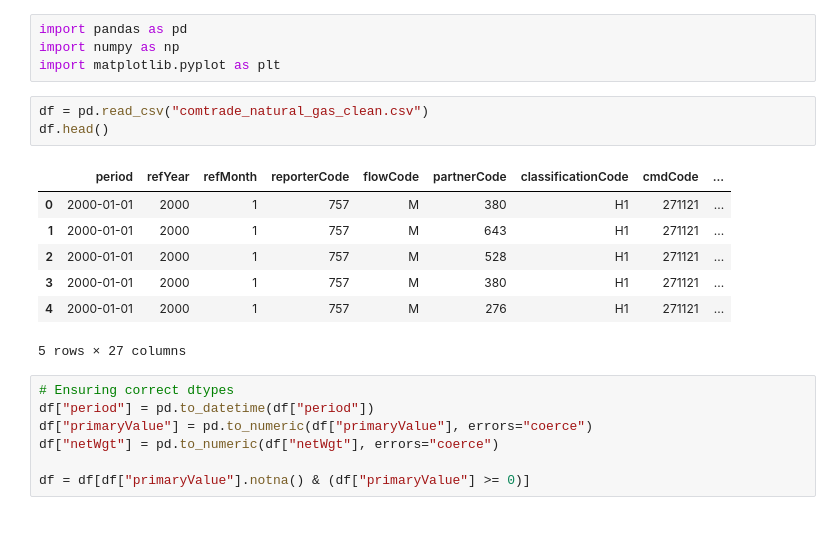
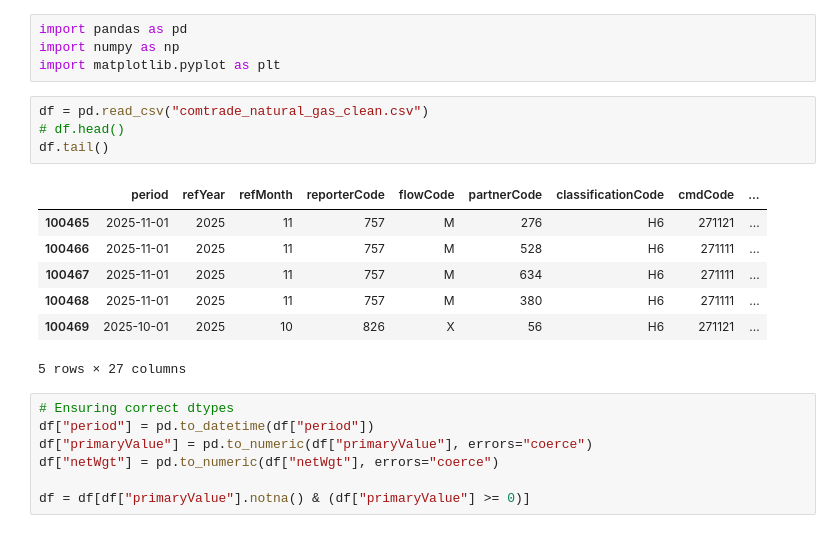
Before and after one commit to ron309/JEM_207-Data_Processing_in_Python_Projecct, a Jupyter notebook: Analysis.ipynb, the cells around one changed output. Drawn from its saved outputs; the diff is of its cells as text.

```diff
--- a/Analysis.ipynb
+++ b/Analysis.ipynb
@@ -4,14 +4,15 @@ import numpy as np
 import matplotlib.pyplot as plt
 # %%
 df = pd.read_csv("comtrade_natural_gas_clean.csv")
-df.head()
+# df.head()
+df.tail()
 # %% [output]
 |  | period | refYear | refMonth | reporterCode | flowCode | partnerCode | classificationCode | cmdCode | ... |
-| 0 | 2000-01-01 | 2000 | 1 | 757 | M | 380 | H1 | 271121 | ... |
-| 1 | 2000-01-01 | 2000 | 1 | 757 | M | 643 | H1 | 271121 | ... |
-| 2 | 2000-01-01 | 2000 | 1 | 757 | M | 528 | H1 | 271121 | ... |
-| 3 | 2000-01-01 | 2000 | 1 | 757 | M | 380 | H1 | 271121 | ... |
-| 4 | 2000-01-01 | 2000 | 1 | 757 | M | 276 | H1 | 271121 | ... |
+| 100465 | 2025-11-01 | 2025 | 11 | 757 | M | 276 | H6 | 271121 | ... |
+| 100466 | 2025-11-01 | 2025 | 11 | 757 | M | 528 | H6 | 271111 | ... |
+| 100467 | 2025-11-01 | 2025 | 11 | 757 | M | 634 | H6 | 271111 | ... |
+| 100468 | 2025-11-01 | 2025 | 11 | 757 | M | 380 | H6 | 271111 | ... |
+| 100469 | 2025-10-01 | 2025 | 10 | 826 | X | 56 | H6 | 271121 | ... |
 5 rows × 27 columns
 # %%
 # Ensuring correct dtypes
```
Also changed, not shown: parts of 20 cells of this notebook.
